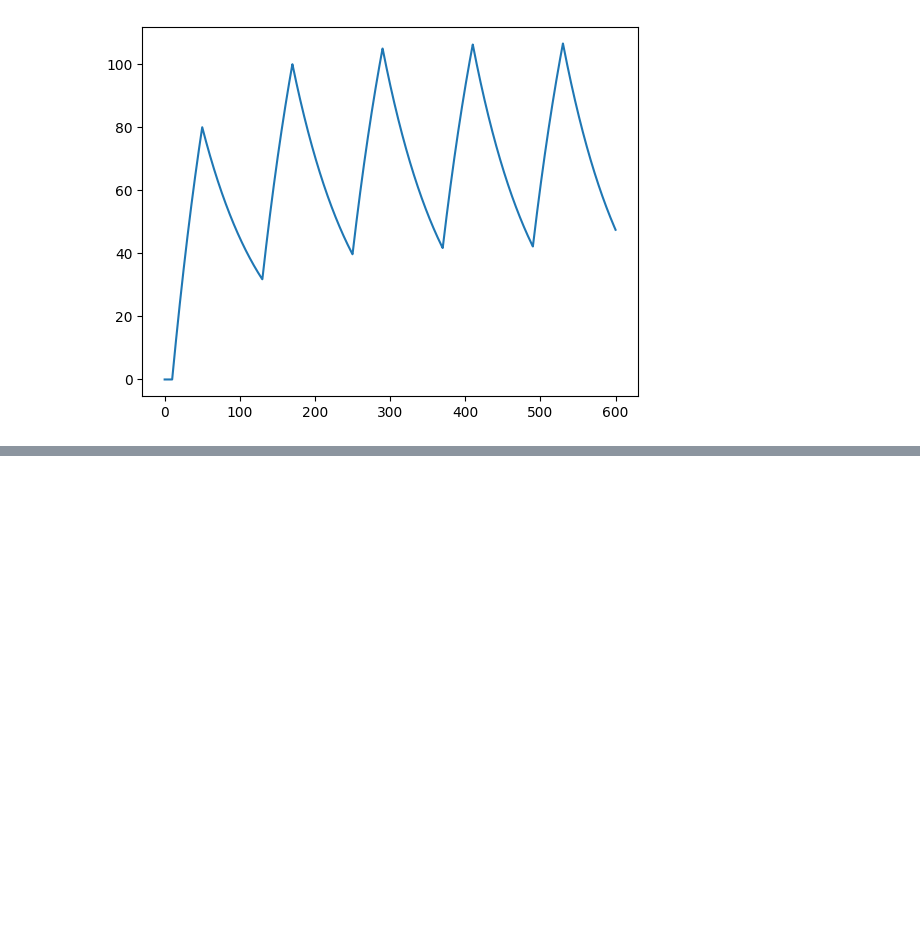
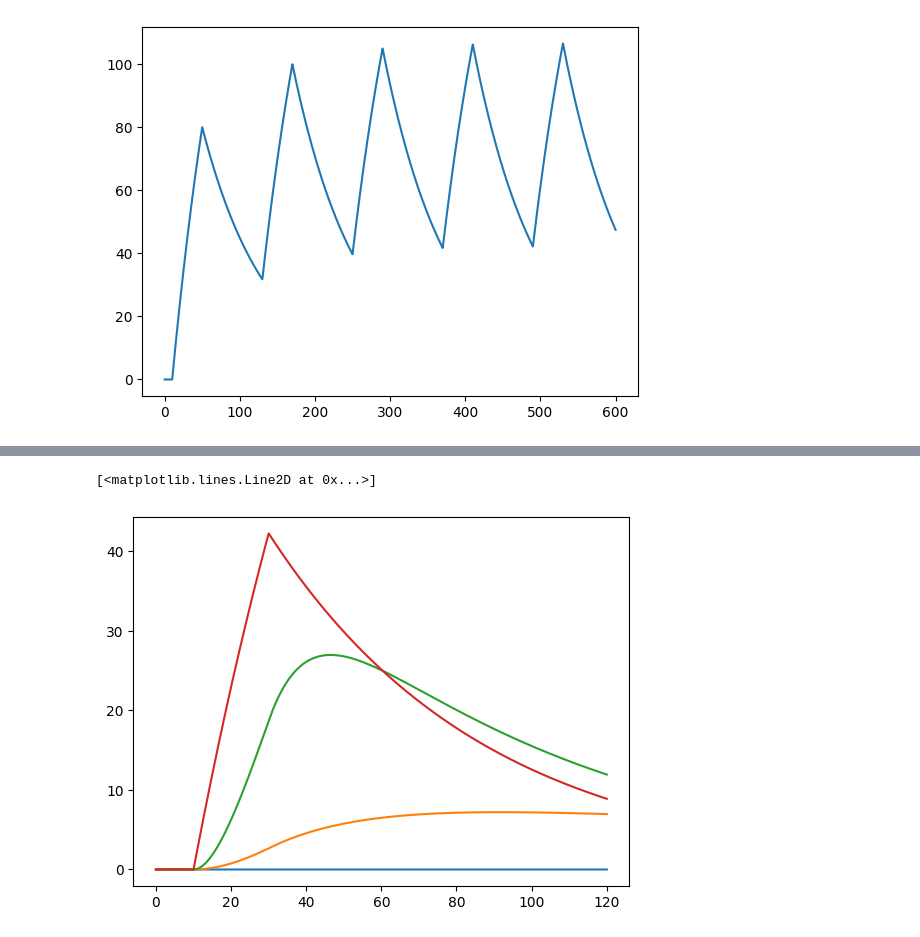
Before and after one commit to moises-santillan/MathematicalBiology, a Jupyter notebook: code/pharmacokinetics.ipynb, the cells around one changed output, grey strips where cells are left out. Drawn from its saved outputs; the diff is of its cells as text; code cells hidden in the pictures; blank space fills up the shorter version.

```diff
--- a/code/pharmacokinetics.ipynb
+++ b/code/pharmacokinetics.ipynb
@@ -64,0 +113,35 @@ plt.plot(t,u)
+# %%
+mu = np.log(2)/20.
+t = np.linspace(0, 120, 2000)
+
+gamma = 0
+ti = 10
+tf = 30
+h = 5
+u = odeint(two_comp_model, [0, 0], t, args=(ti, tf, h, mu, gamma))
+plt.plot(t, u[:,1])
+
+
+gamma = .1*mu
+ti = 10
+tf = 30
+h = 5
+u = odeint(two_comp_model, [0, 0], t, args=(ti, tf, h, mu, gamma))
+plt.plot(t, u[:,1])
+
+gamma = mu
+ti = 10
+tf = 30
+h = 5
+u = odeint(two_comp_model, [0, 0], t, args=(ti, tf, h, mu, gamma))
+plt.plot(t, u[:,1])
+
+gamma = 1000*mu
+ti = 10
+tf = 30
+h = 5
+u = odeint(two_comp_model, [0, 0], t, args=(ti, tf, h, mu, gamma))
+plt.plot(t, u[:,1])
+# %% [output]
+[<matplotlib.lines.Line2D at 0x...>]
+[figure, added]
```
Also changed, not shown: parts of 5 cells of this notebook.
